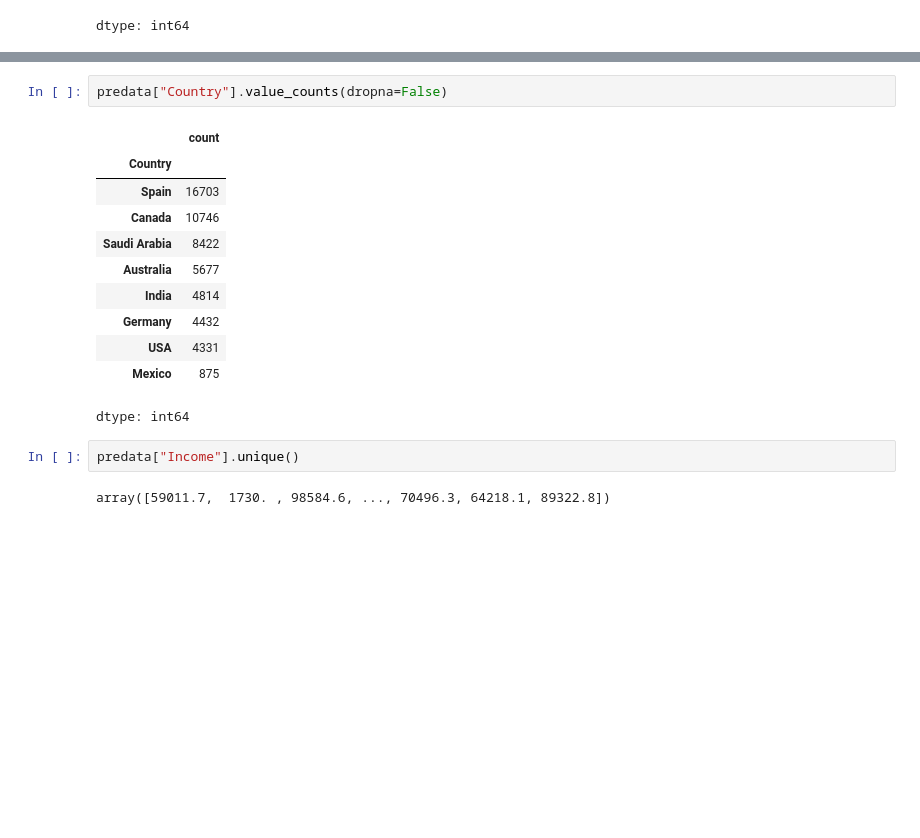
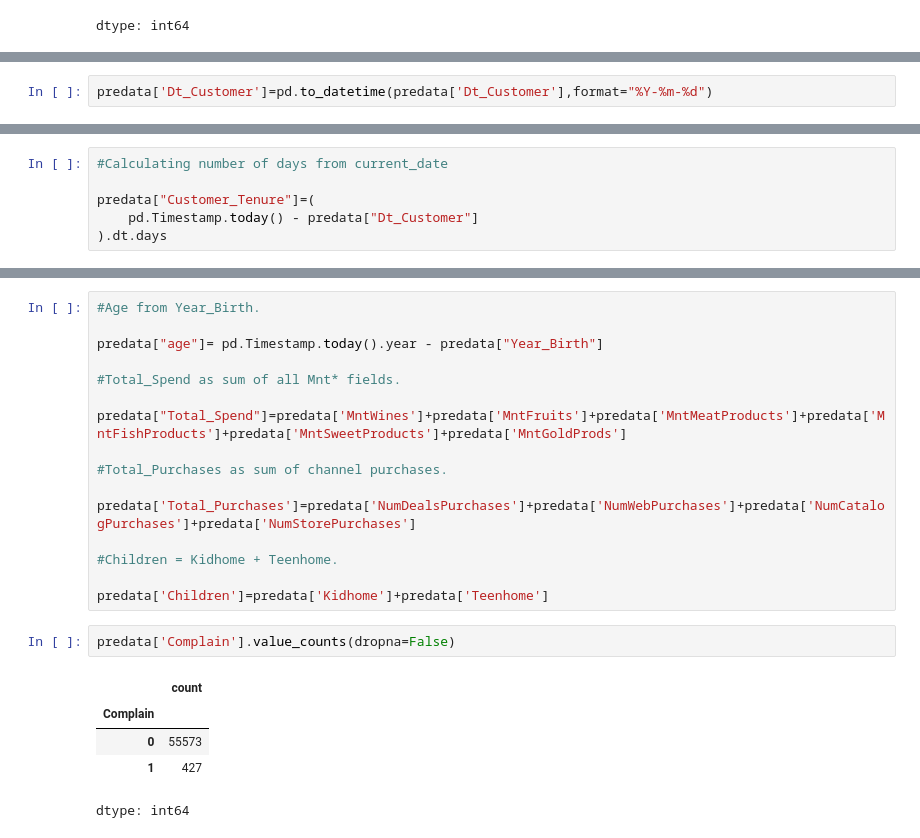
Before and after one commit to dharanigs-19/Mini-Project, a Jupyter notebook: Mini_Project_2.ipynb, the cells around one changed output, grey strips where cells are left out. Saved outputs shown, nothing was run; the diff lists cells and outputs as text; blank space fills up the shorter version.

```diff
--- a/Mini_Project_2.ipynb
+++ b/Mini_Project_2.ipynb
@@ -179,0 +203,2 @@ dtype: int64
+# %%
+predata['Dt_Customer']=pd.to_datetime(predata['Dt_Customer'],format="%Y-%m-%d")
@@ -179,0 +225,6 @@ dtype: int64
+# %%
+#Calculating number of days from current_date
+
+predata["Customer_Tenure"]=(
+    pd.Timestamp.today() - predata["Dt_Customer"]
+).dt.days
@@ -180,18 +241,24 @@ dtype: int64
+# %%
+#Age from Year_Birth.
+
+predata["age"]= pd.Timestamp.today().year - predata["Year_Birth"]
+
+#Total_Spend as sum of all Mnt* fields.
+
+predata["Total_Spend"]=predata['MntWines']+predata['MntFruits']+predata['MntMeatProducts']+predata['MntFishProducts']+predata['MntSweetProducts']+predata['MntGoldProds']
+
+#Total_Purchases as sum of channel purchases.
+
+predata['Total_Purchases']=predata['NumDealsPurchases']+predata['NumWebPurchases']+predata['NumCatalogPurchases']+predata['NumStorePurchases']
+
+#Children = Kidhome + Teenhome.
+
+predata['Children']=predata['Kidhome']+predata['Teenhome']
 # %%
-predata["Country"].value_counts(dropna=False)
+predata['Complain'].value_counts(dropna=False)
 # %% [output]
 |  | count |
-| Country |  |
-| Spain | 16703 |
-| Canada | 10746 |
-| Saudi Arabia | 8422 |
-| Australia | 5677 |
-| India | 4814 |
-| Germany | 4432 |
-| USA | 4331 |
-| Mexico | 875 |
+| Complain |  |
+| 0 | 55573 |
+| 1 | 427 |
 dtype: int64
-# %%
-predata["Income"].unique()
-# %% [output]
-array([59011.7,  1730. , 98584.6, ..., 70496.3, 64218.1, 89322.8])
```
Also changed, not shown: parts of 7 cells of this notebook.
